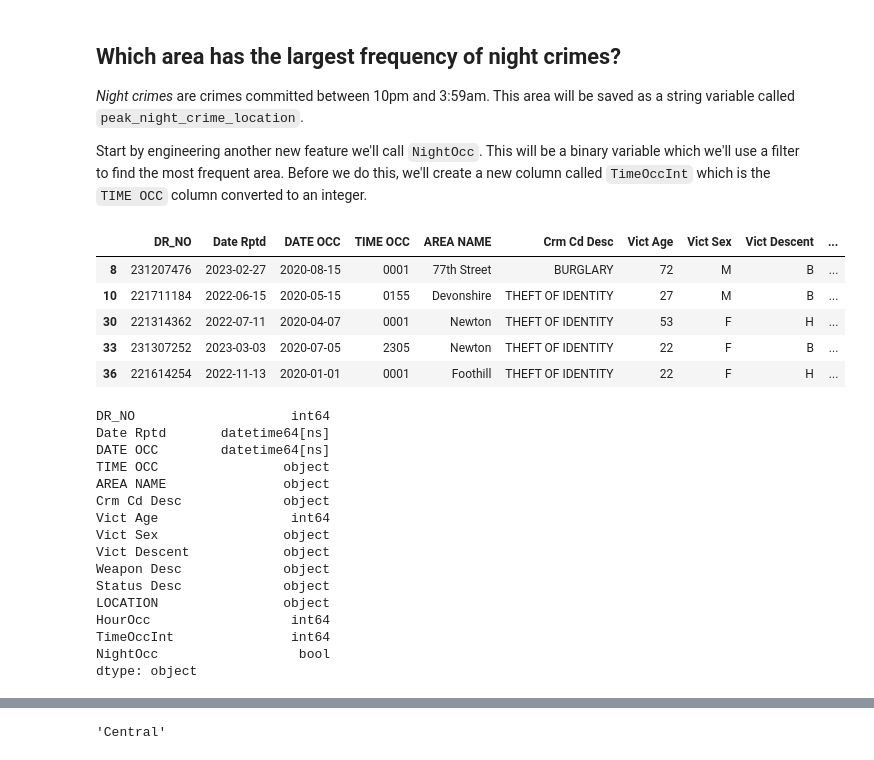
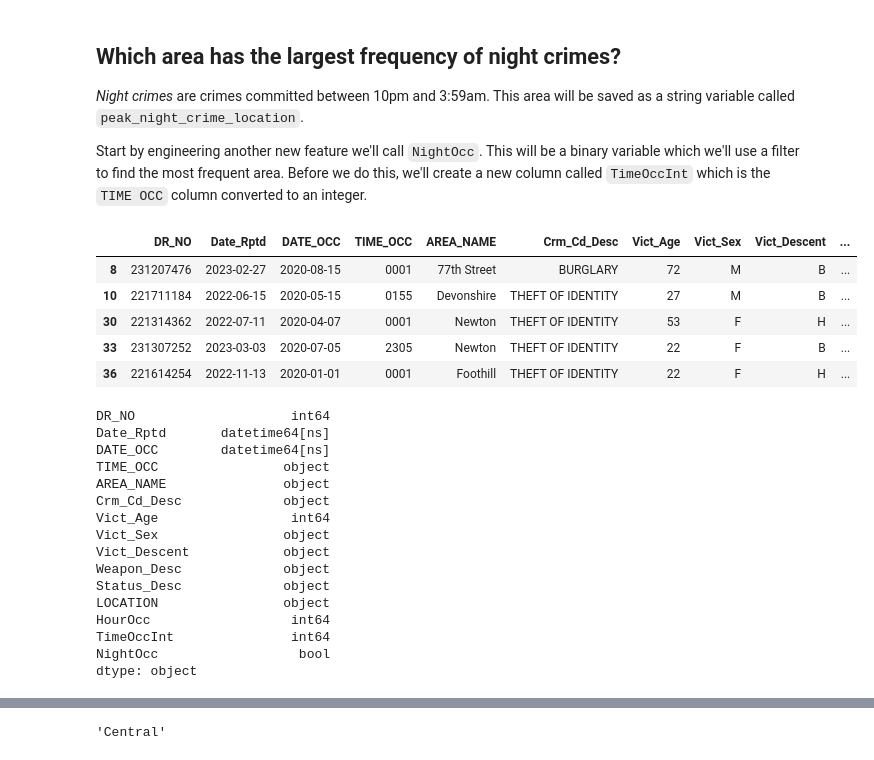
Before and after one commit to MichaelSzczepaniak/DSPortfolio, a Jupyter notebook: LA_crime/LA_crime.ipynb, the cells around one changed output, grey strips where cells are left out. Drawn from its saved outputs; the diff is of its cells as text; code cells hidden in the pictures.

```diff
--- a/LA_crime/LA_crime.ipynb
+++ b/LA_crime/LA_crime.ipynb
@@ -41,12 +47,12 @@ It is a modified version of the original data, which is publicly available from
 # %%
-# Re-run this cell
 # Import required libraries
 import pandas as pd
 import numpy as np
 import matplotlib.pyplot as plt
 import seaborn as sns
 # parse the 2 date cols on the read
-crimes = pd.read_csv("../data/la_crimes.csv", parse_dates=["Date Rptd", "DATE OCC"], dtype={"TIME OCC": str})
-print(crimes.shape)
+crimes = pd.read_csv("../data/la_crimes.csv", parse_dates=["Date_Rptd", "DATE_OCC"], dtype={"TIME_OCC": str})
+crimes.info()
+print('\n', crimes.shape, '\n')
 crimes.head()
 # %% [output]
@@ -62,7 +103,7 @@ crimes.head()
 
 The `TIME OCC` column was read in as a string. We'll create a new feature called `HourOcc` which is the first 2 characters of the `TIME OCC` string converted to an int.
 # %%
-crimes["HourOcc"] = crimes["TIME OCC"].str[:2].astype(int)
+crimes["HourOcc"] = crimes["TIME_OCC"].str[:2].astype(int)
 hour_counts = crimes["HourOcc"].value_counts()
 print(hour_counts[:5])
 sns.countplot(data=crimes, x="HourOcc")
@@ -88,14 +129,14 @@ print(peak_crime_hour)
 
 Start by engineering another new feature we'll call `NightOcc`. This will be a binary variable which we'll use a filter to find the most frequent area. Before we do this, we'll create a new column called `TimeOccInt` which is the `TIME OCC` column converted to an integer.
 # %%
-crimes["TimeOccInt"] = crimes["TIME OCC"].astype(int)
+crimes["TimeOccInt"] = crimes["TIME_OCC"].astype(int)
 conditions = [crimes["TimeOccInt"].ge(2200), crimes["TimeOccInt"].le(359)]
 choices = [True, True]
 crimes["NightOcc"] = np.select(conditions, choices, default=False)
 df_night_crimes = crimes[crimes["NightOcc"]]
 df_night_crimes.head()
 # %% [output]
-|  | DR_NO | Date Rptd | DATE OCC | TIME OCC | AREA NAME | Crm Cd Desc | Vict Age | Vict Sex | Vict Descent | ... |
+|  | DR_NO | Date_Rptd | DATE_OCC | TIME_OCC | AREA_NAME | Crm_Cd_Desc | Vict_Age | Vict_Sex | Vict_Descent | ... |
 | 8 | 231207476 | 2023-02-27 | 2020-08-15 | 0001 | 77th Street | BURGLARY | 72 | M | B | ... |
 | 10 | 221711184 | 2022-06-15 | 2020-05-15 | 0155 | Devonshire | THEFT OF IDENTITY | 27 | M | B | ... |
 | 30 | 221314362 | 2022-07-11 | 2020-04-07 | 0001 | Newton | THEFT OF IDENTITY | 53 | F | H | ... |
@@ -105,16 +146,16 @@ df_night_crimes.head()
 crimes.dtypes
 # %% [output]
 DR_NO                    int64
-Date Rptd       datetime64[ns]
-DATE OCC        datetime64[ns]
-TIME OCC                object
-AREA NAME               object
-Crm Cd Desc             object
-Vict Age                 int64
-Vict Sex                object
-Vict Descent            object
-Weapon Desc             object
-Status Desc             object
+Date_Rptd       datetime64[ns]
+DATE_OCC        datetime64[ns]
+TIME_OCC                object
+AREA_NAME               object
+Crm_Cd_Desc             object
+Vict_Age                 int64
+Vict_Sex                object
+Vict_Descent            object
+Weapon_Desc             object
+Status_Desc             object
 LOCATION                object
 HourOcc                  int64
 TimeOccInt               int64
```
Also changed, not shown: parts of 7 cells of this notebook, 1 other file.
